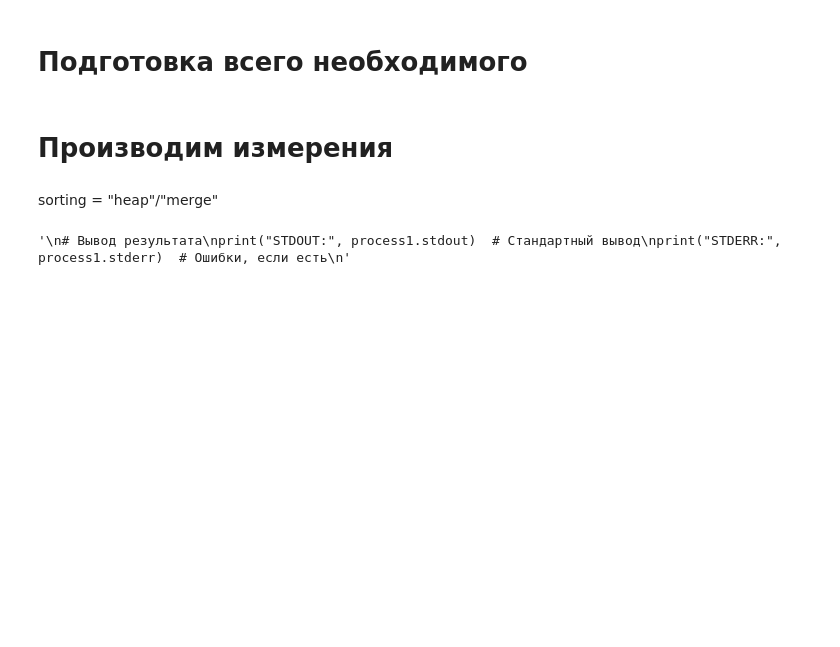
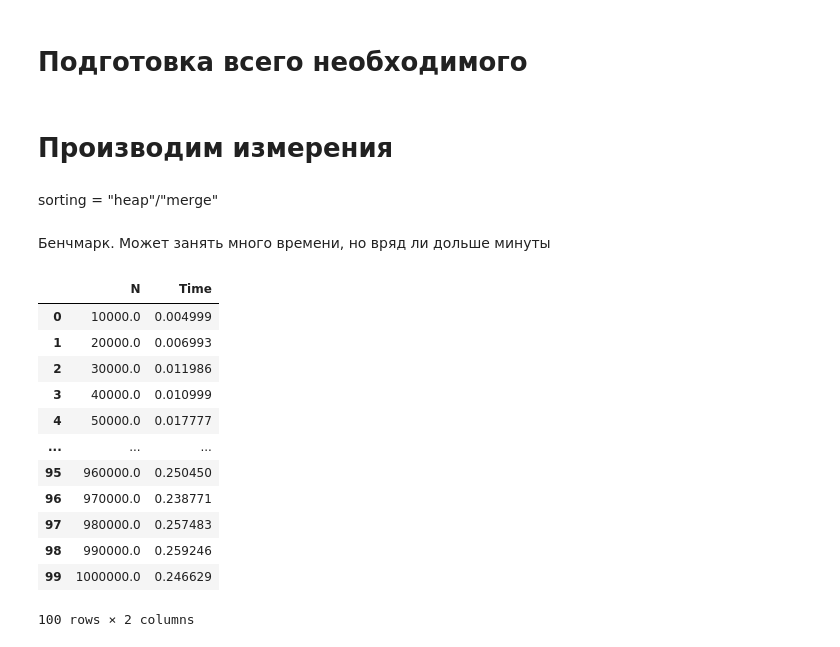
Before and after one commit to PopovFeD/lab_1, a Jupyter notebook: 2. Сортировки/оценка_алгоритмов.ipynb, the cells around one changed output. Cells and saved outputs as stored; diff of their text form; code cells hidden in the pictures; blank space fills up the shorter version.

```diff
--- a/2. Сортировки/оценка_алгоритмов.ipynb
+++ b/2. Сортировки/оценка_алгоритмов.ipynb
@@ -89,10 +89,12 @@ sorting = "heap"
 start = 10_000
 end = 1_000_000
 step = 10_000
+# %% [markdown]
+Бенчмарк. Может занять много времени, но вряд ли дольше минуты
 # %%
 df = pd.DataFrame(columns=["N", "Time"])
 
-for i in range(start, end, step):
+for i in range(start, end + 1, step):
     process1 = subprocess.run(
         [
             "sortings_implementation.exe",
@@ -111,5 +113,23 @@ for i in range(start, end, step):
 print("STDOUT:", process1.stdout)  # Стандартный вывод
 print("STDERR:", process1.stderr)  # Ошибки, если есть
 """
+
+df.to_csv(sorting + ".csv", sep=";", index=False)
-# %% [output]
-'\n# Вывод результата\nprint("STDOUT:", process1.stdout)  # Стандартный вывод\nprint("STDERR:", process1.stderr)  # Ошибки, если есть\n'
+# %%
+df = pd.read_csv(sorting + ".csv", comment="#", delimiter=";")
+
+df
+# %% [output]
+|  | N | Time |
+| 0 | 10000.0 | 0.004999 |
+| 1 | 20000.0 | 0.006993 |
+| 2 | 30000.0 | 0.011986 |
+| 3 | 40000.0 | 0.010999 |
+| 4 | 50000.0 | 0.017777 |
+| ... | ... | ... |
+| 95 | 960000.0 | 0.250450 |
+| 96 | 970000.0 | 0.238771 |
+| 97 | 980000.0 | 0.257483 |
+| 98 | 990000.0 | 0.259246 |
+| 99 | 1000000.0 | 0.246629 |
+100 rows × 2 columns
```
Also changed, not shown: parts of 3 cells of this notebook, 5 other files.
